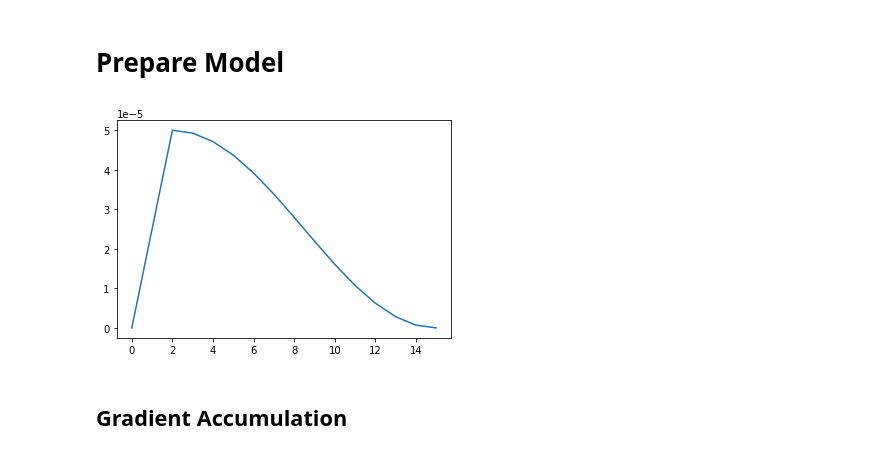
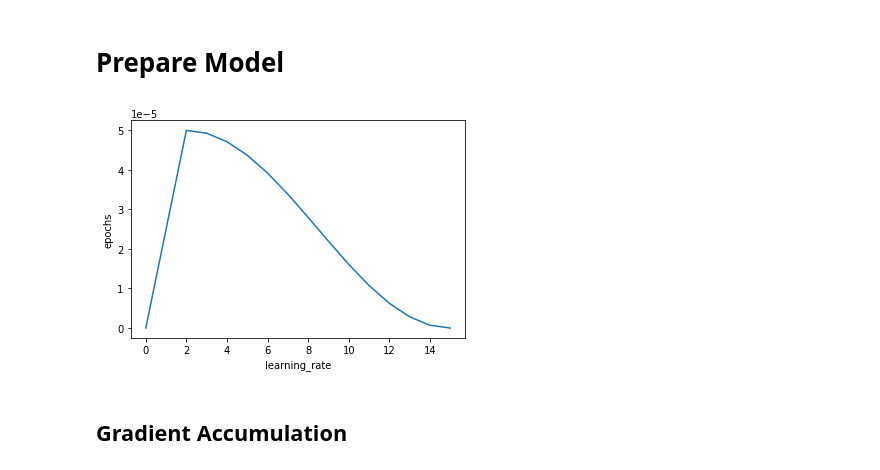
Before and after one commit to syalabi-seet/HoloMora, a Jupyter notebook: Wav2Vec2-mora.ipynb, the cells around one changed output. Cells and saved outputs as stored; diff of their text form; code cells hidden in the pictures.

```diff
--- a/Wav2Vec2-mora.ipynb
+++ b/Wav2Vec2-mora.ipynb
@@ -490,34 +490,36 @@ class WERMetric(tf.keras.metrics.Metric):
     def reset_states(self):
         self.accumulator.assign(0.0)
         self.counter.assign(0.0)
 
 class CosineDecayWithWarmup(LearningRateSchedule):
     def __init__(self, args):
         self.args = args
 
     def __call__(self, epoch):
         if epoch < self.args.warmup_epochs:
             lr = ((self.args.lr_max - self.args.lr_start) / self.args.warmup_epochs) * epoch + self.args.lr_start
         elif epoch < (self.args.warmup_epochs + self.args.sustain_epochs):
             lr = self.args.lr_max
         else:
             progress = ((epoch - self.args.warmup_epochs - self.args.sustain_epochs) /
             (self.args.epochs - self.args.warmup_epochs - self.args.sustain_epochs))
             lr = (self.args.lr_max-self.args.lr_min) * (0.5 * (1.0 + tf.math.cos((22/7) *
                 self.args.n_cycles * 2.0 * progress)))
             if self.args.lr_min is not None:
                 lr = tf.math.maximum(self.args.lr_min, lr)
         return lr
 
     def plot(self):
         epochs = range(self.args.epochs+1)
         lr = [self(epoch) for epoch in epochs]
         plt.plot(epochs, lr)
+        plt.xlabel("learning_rate")
+        plt.ylabel("epochs")
         plt.show()
 
 CosineDecayWithWarmup(args).plot()
 # %% [output]
-[figure, old version]
+[figure, new version]
 # %% [markdown]
 ## Gradient Accumulation
 # %%
```
Also changed, not shown: parts of 4 cells of this notebook, 3 other files.
